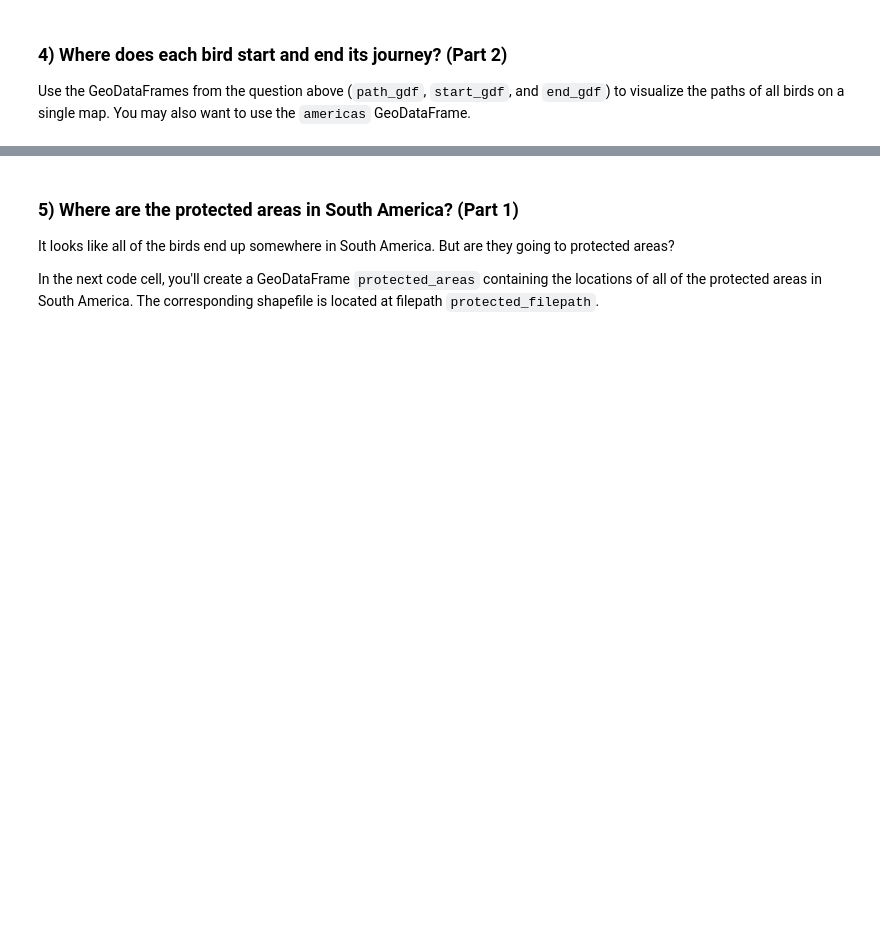
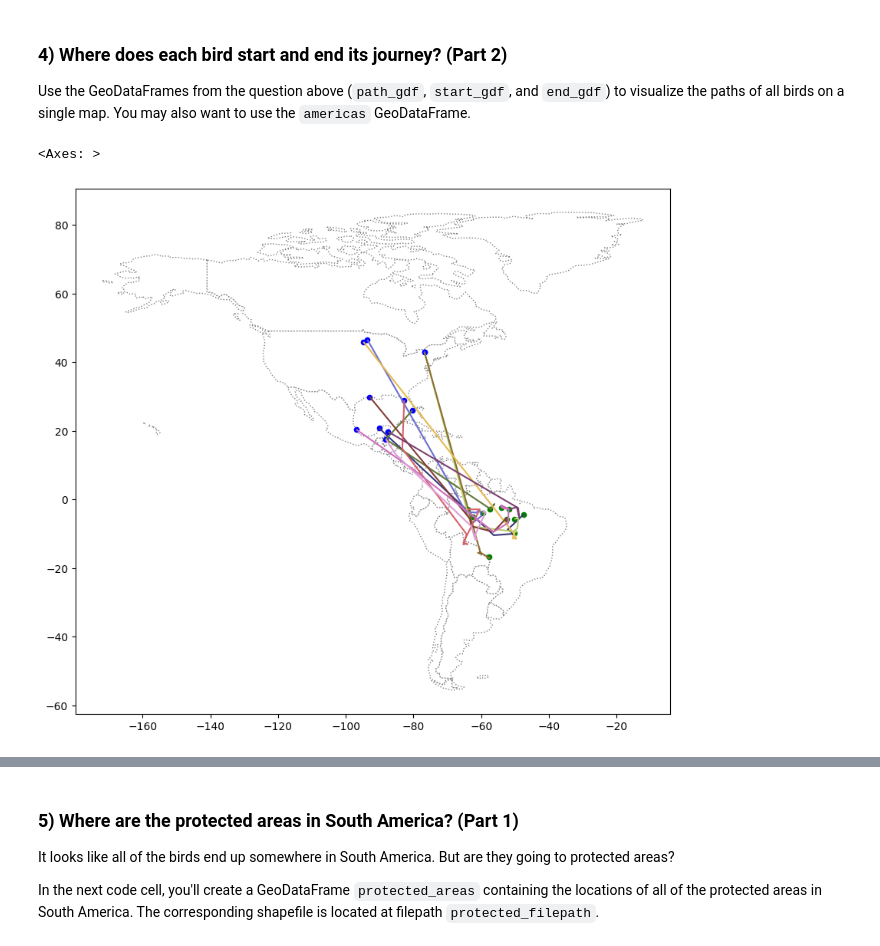
Before and after one commit to yutowac/Exercise, a Jupyter notebook: GeospatialAnalysis/exercise-coordinate-reference-systems.ipynb, the cells around one changed output, grey strips where cells are left out. Cells and saved outputs as stored; diff of their text form; code cells hidden in the pictures; blank space fills up the shorter version.

```diff
--- a/GeospatialAnalysis/exercise-coordinate-reference-systems.ipynb
+++ b/GeospatialAnalysis/exercise-coordinate-reference-systems.ipynb
@@ -161,3 +227,15 @@ ____
+# %%
+# Your code here
+ax = americas.plot(figsize=(10,10),color='white', linestyle=':', edgecolor='gray')
+path_gdf.plot(ax=ax, cmap='tab20b', markersize=1)
+start_gdf.plot(ax=ax, color='blue', markersize=20)
+end_gdf.plot(ax=ax, color='green', markersize=20)
+
+# Uncomment to see a hint
+#q_4.hint()
+# %% [output]
+<Axes: >
+[figure, added]
 # %%
 # Get credit for your work after you have created a map
 q_4.check()
```
Also changed, not shown: parts of 23 cells of this notebook.
